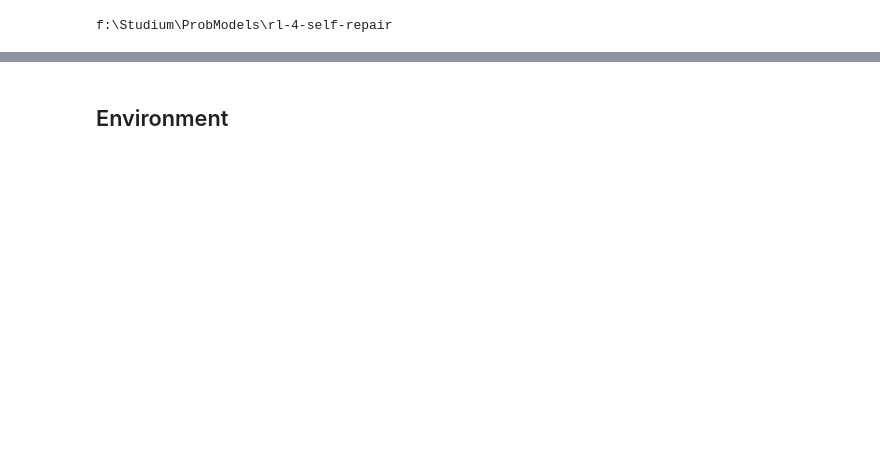
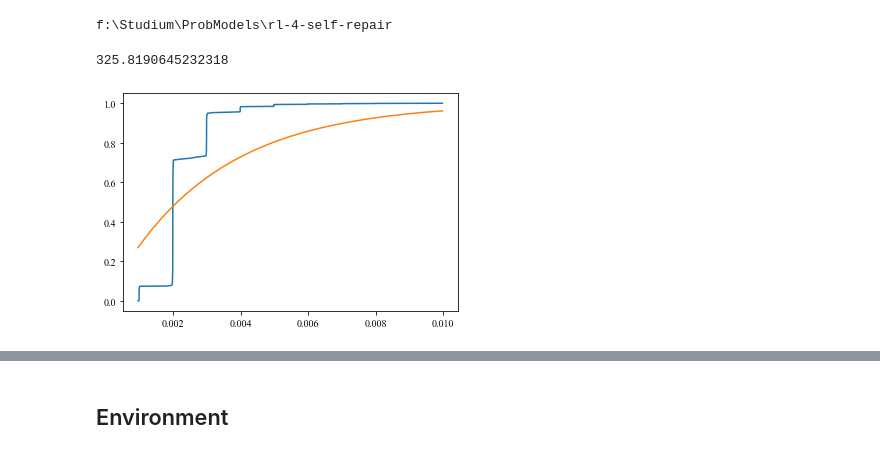
Before and after one commit to hpi-sam/rl-4-self-repair, a Jupyter notebook: envs/Playground_BrokenComponentsEnv.ipynb, the cells around one changed output, grey strips where cells are left out. Saved outputs shown, nothing was run; the diff lists cells and outputs as text; code cells hidden in the pictures; blank space fills up the shorter version.

```diff
--- a/envs/Playground_BrokenComponentsEnv.ipynb
+++ b/envs/Playground_BrokenComponentsEnv.ipynb
@@ -16,0 +23,43 @@ trace.write_transition_matrix('data/transition_matrix/transition_matrix_approx.c
+# %%
+time_samples = [[[] for col in range(19 * 3)] for row in range(19 * 3)]
+for i in range(20):
+    samples = trace.time_samples(10000)
+    for orig, dest, time in samples:
+        time_samples[orig][dest].append(time)
+# %%
+rates = [[-1 for col in range(19 * 3)] for row in range(19 * 3)]
+for i in range(len(time_samples)):
+    for j in range(len(time_samples[i])):
+            samples = sorted(time_samples[i][j])
+            length = len(samples)
+            if length == 0:
+                rates[i][j] = 0
+                continue
+            if length == 1:
+                rates[i][j] = samples[0]
+                continue
+            num_range = [samples[0], samples[-1]]
+            x = np.array([])
+            y = np.array([])
+            for k in range(length):
+                x = np.append(x, samples[k])
+                y = np.append(y, k / length)
+            opt = curve_fit(lambda t, a: 1.0 - np.exp(-a * t), x, y)
+            lam = opt[0][0]
+            compare_x = np.array([])
+            compare_y = np.array([])
+            num_samples = 100
+            for k in range(num_samples):
+                x_sample = num_range[0] + (num_range[1] - num_range[0]) * k / (num_samples - 1)
+                y_sample = 1.0 - np.exp(-lam * x_sample)
+                compare_x = np.append(compare_x, x_sample)
+                compare_y = np.append(compare_y, y_sample)
+            if i == 0 and j == 36:
+                print(lam)
+                plt.plot(x, y)
+                plt.plot(compare_x, compare_y)
+            rates[i][j] = lam
+# print(rates)
+# %% [output]
+325.8190645232318
+[figure, added]
```
Also changed, not shown: parts of 10 cells of this notebook, 12 other files.
